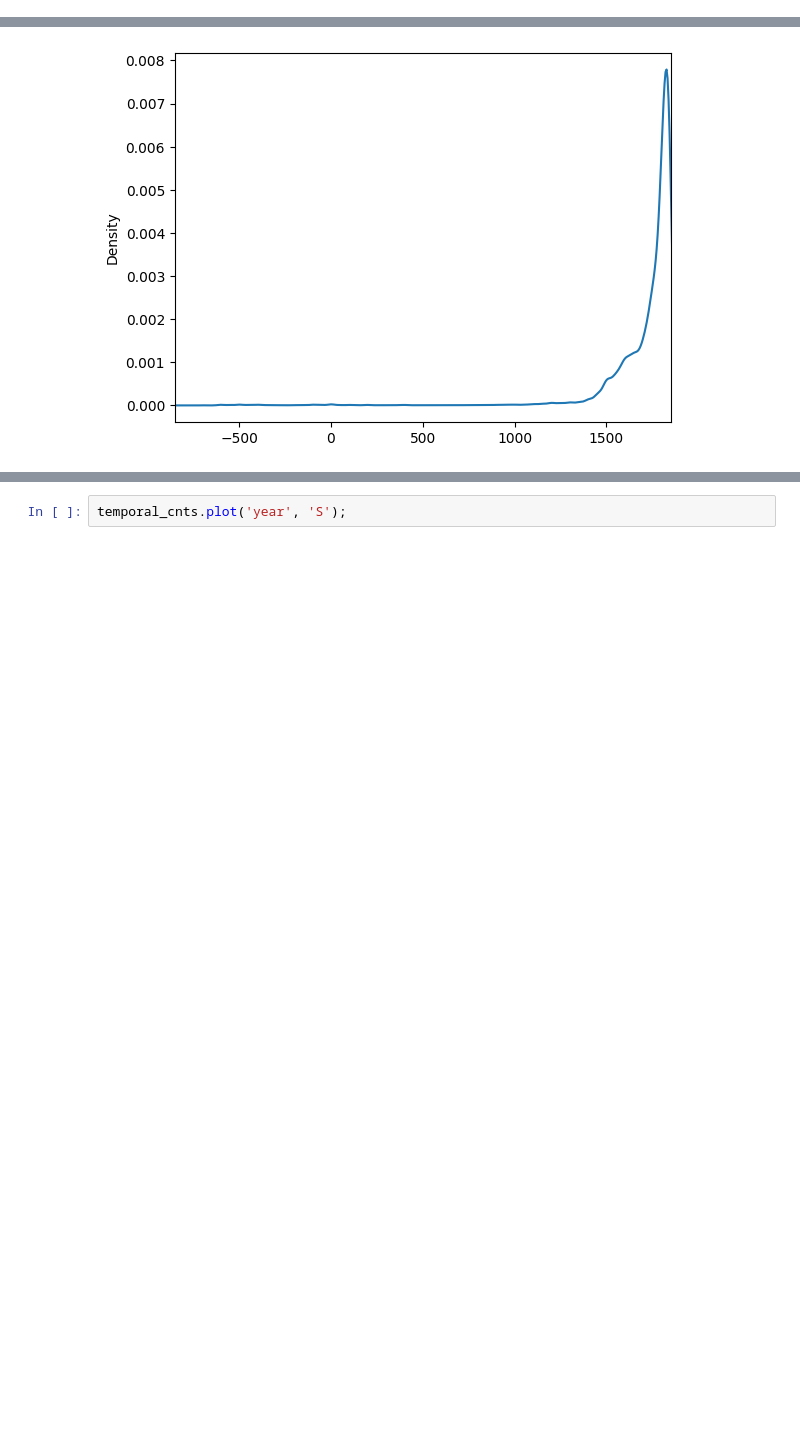
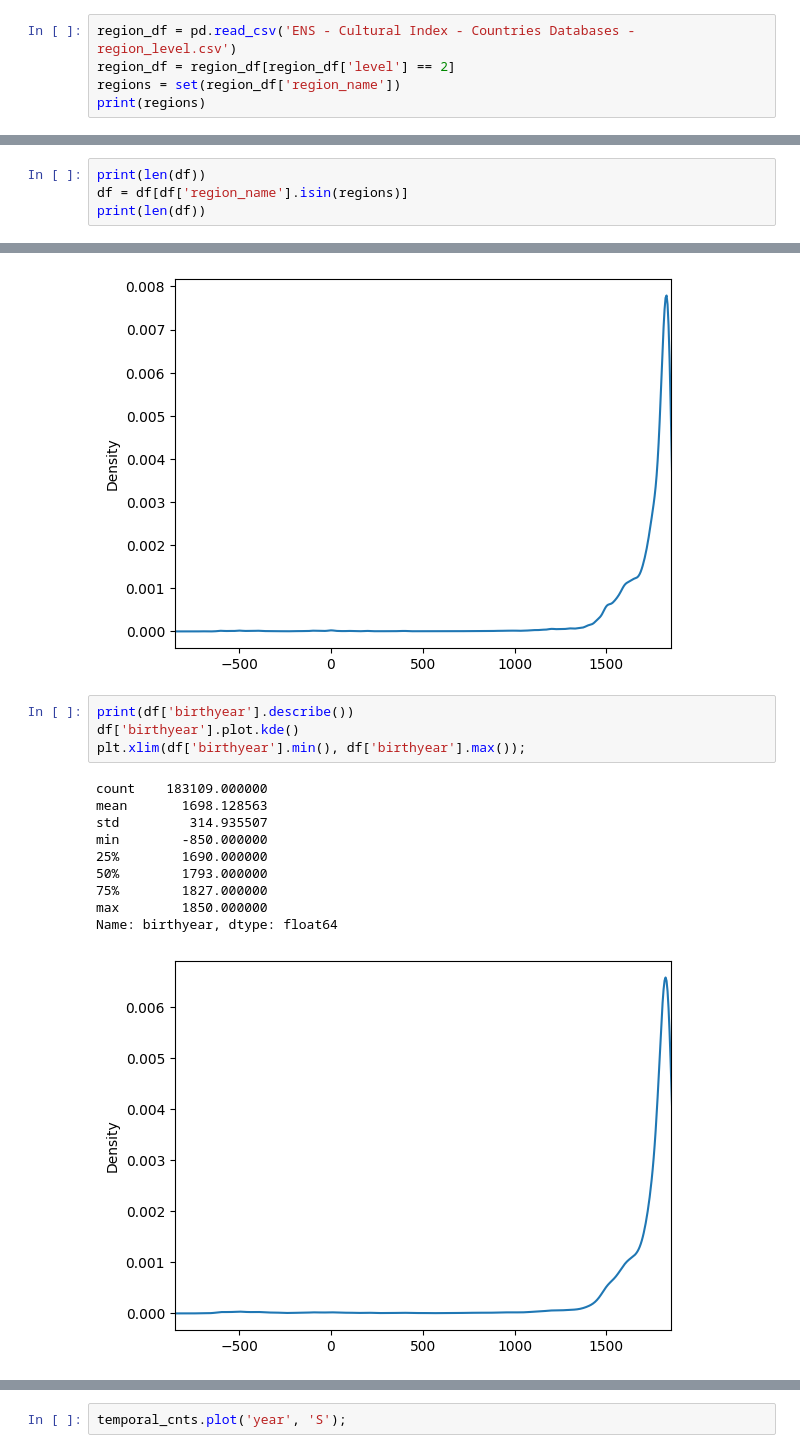
Before and after one commit to charlesdedampierre/cultura_project, a Jupyter notebook: unseen_species_model/bias.ipynb, the cells around one changed output, grey strips where cells are left out. Saved outputs shown, nothing was run; the diff lists cells and outputs as text; blank space fills up the shorter version.

```diff
--- a/unseen_species_model/bias.ipynb
+++ b/unseen_species_model/bias.ipynb
@@ -57,0 +58,5 @@ df.sample(5)
+# %%
+region_df = pd.read_csv('ENS - Cultural Index - Countries Databases - region_level.csv')
+region_df = region_df[region_df['level'] == 2]
+regions = set(region_df['region_name'])
+print(regions)
@@ -57,0 +65,4 @@ df.sample(5)
+# %%
+print(len(df))
+df = df[df['region_name'].isin(regions)]
+print(len(df))
@@ -70,6 +84,21 @@ min        -850.000000
 max        1850.000000
 Name: birthyear, dtype: float64
 [figure]
+# %%
+print(df['birthyear'].describe())
+df['birthyear'].plot.kde()
+plt.xlim(df['birthyear'].min(), df['birthyear'].max());
+# %% [output]
+count    183109.000000
+mean       1698.128563
+std         314.935507
+min        -850.000000
+25%        1690.000000
+50%        1793.000000
+75%        1827.000000
+max        1850.000000
+Name: birthyear, dtype: float64
+[figure, added]
 # %%
 temporal_cnts = []
 window = 50
```
Also changed, not shown: parts of 11 cells of this notebook, 1 other file.
